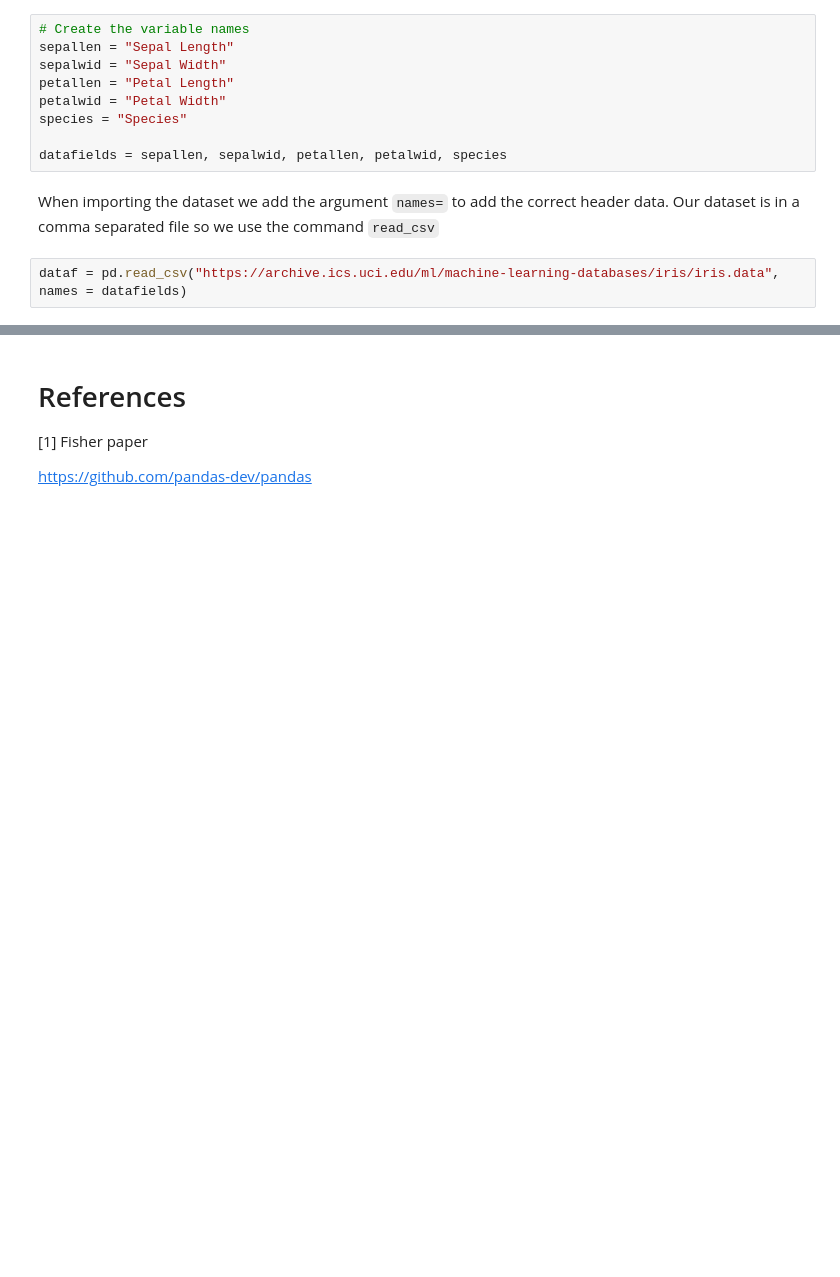
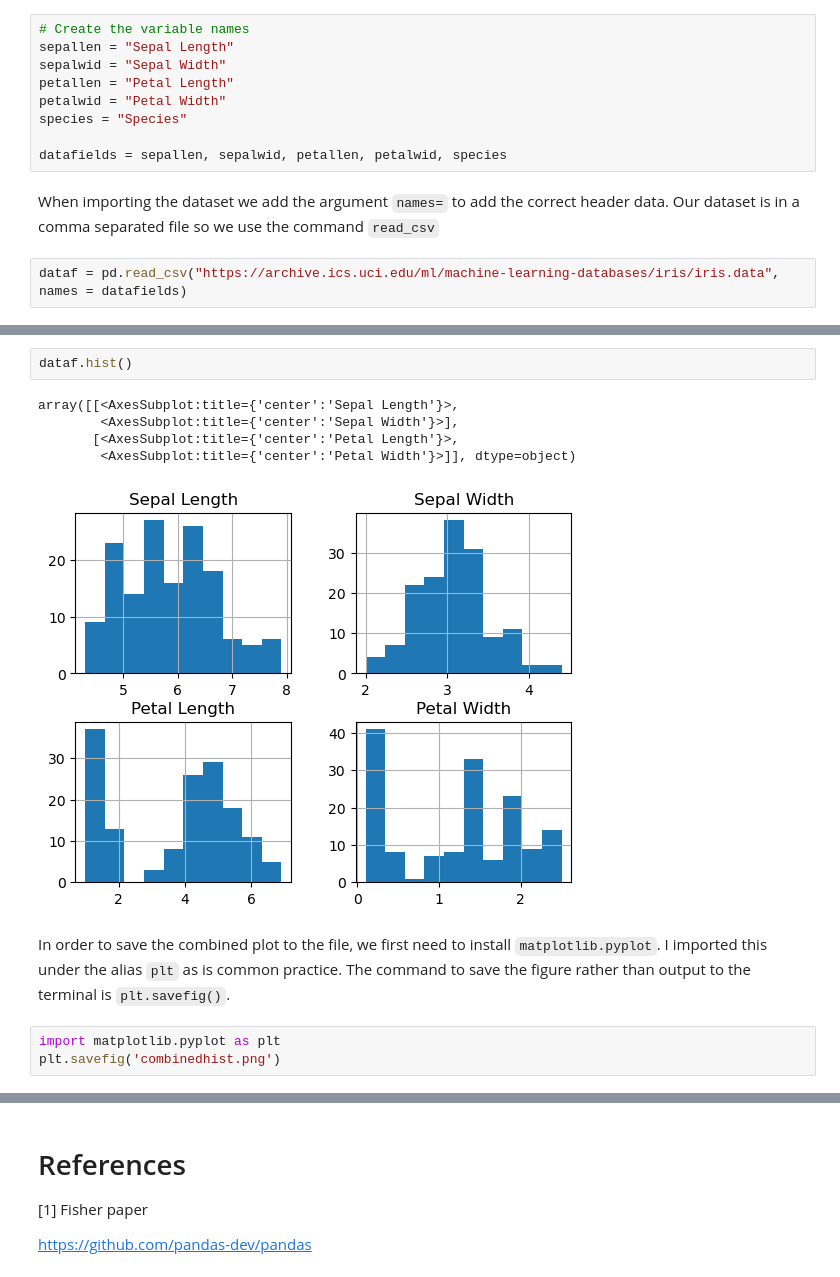
Before and after one commit to kknb1982/pands-project, a Jupyter notebook: Documentation.ipynb, the cells around one changed output, grey strips where cells are left out. Cells and saved outputs as stored; diff of their text form; blank space fills up the shorter version.

Commit message:
Added details about creating simple histogram

```diff
--- a/Documentation.ipynb
+++ b/Documentation.ipynb
@@ -190,0 +185,13 @@ the data set will be discussed
+# %%
+dataf.hist()
+# %% [output]
+array([[<AxesSubplot:title={'center':'Sepal Length'}>,
+        <AxesSubplot:title={'center':'Sepal Width'}>],
+       [<AxesSubplot:title={'center':'Petal Length'}>,
+        <AxesSubplot:title={'center':'Petal Width'}>]], dtype=object)
+[figure, added]
+# %% [markdown]
+In order to save the combined plot to the file, we first need to install `matplotlib.pyplot`. I imported this under the alias `plt` as is common practice. The command to save the figure rather than output to the terminal is `plt.savefig()`.
+# %%
+import matplotlib.pyplot as plt
+plt.savefig('combinedhist.png')
```
Also changed, not shown: parts of 4 cells of this notebook.
